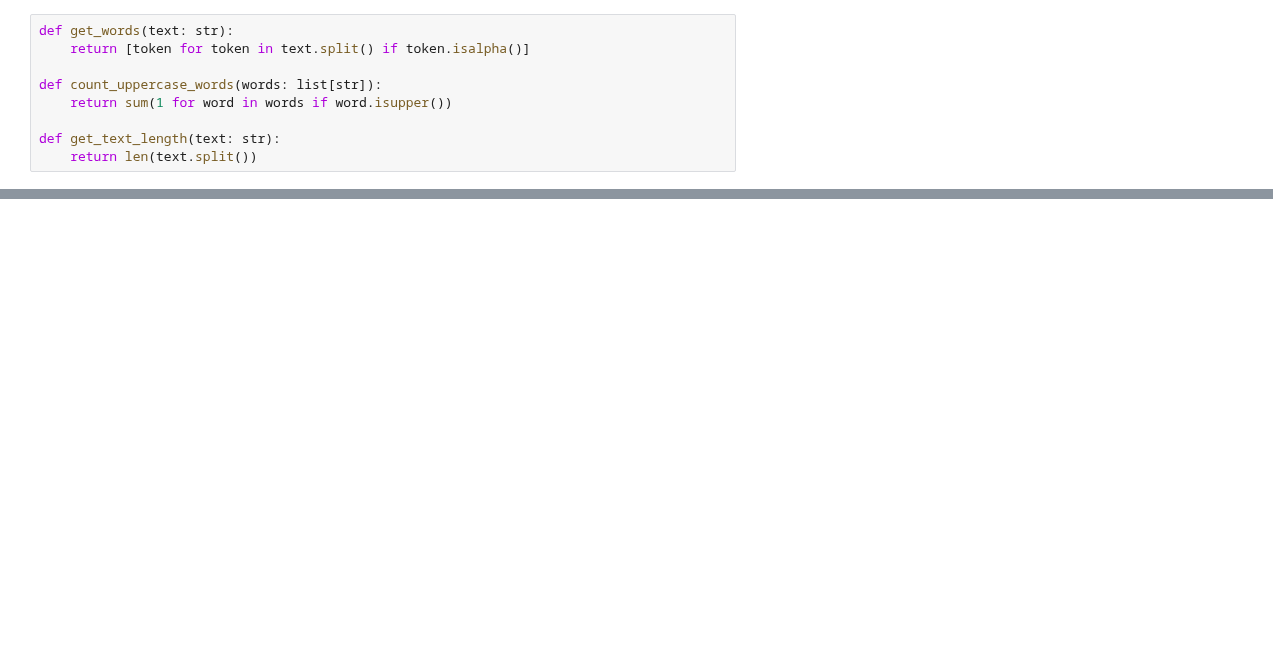
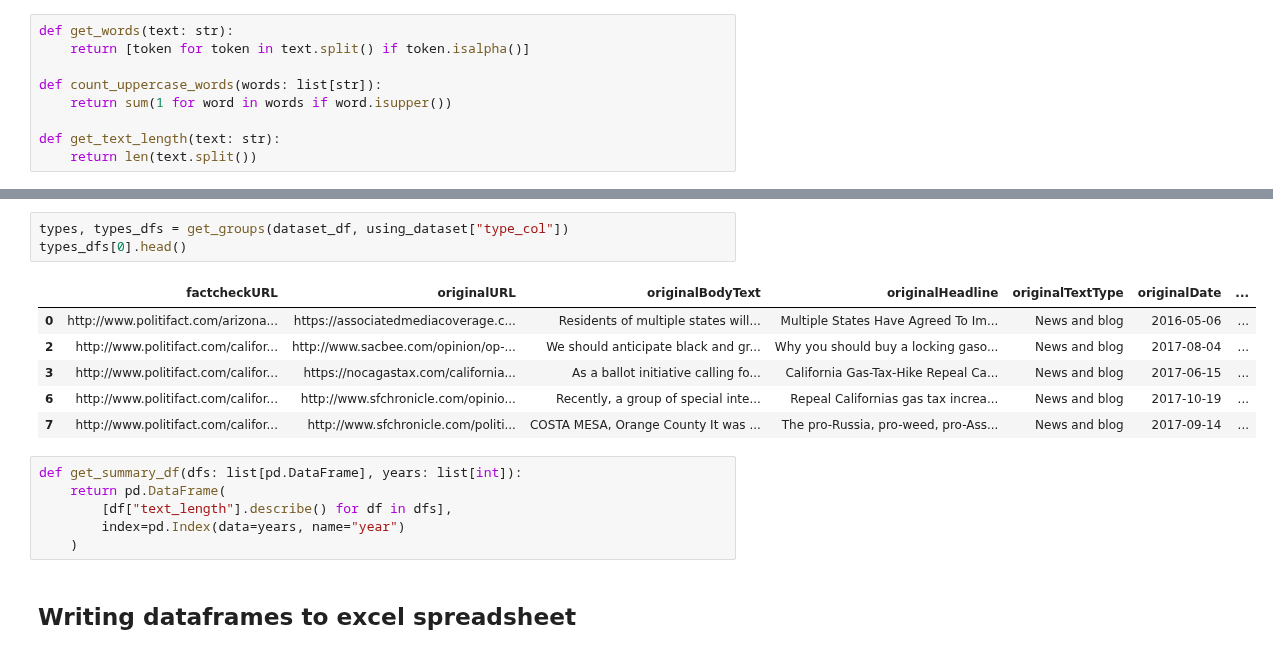
Before and after one commit to sfu-discourse-lab/fake_news_over_time, a Jupyter notebook: all_caps.ipynb, the cells around one changed output, grey strips where cells are left out. Cells and saved outputs as stored; diff of their text form; blank space fills up the shorter version.

```diff
--- a/all_caps.ipynb
+++ b/all_caps.ipynb
@@ -61,0 +82,18 @@ all_caps_df
+# %%
+types, types_dfs = get_groups(dataset_df, using_dataset["type_col"])
+types_dfs[0].head()
+# %% [output]
+|  | factcheckURL | originalURL | originalBodyText | originalHeadline | originalTextType | originalDate | ... |
+| 0 | http://www.politifact.com/arizona... | https://associatedmediacoverage.c... | Residents of multiple states will... | Multiple States Have Agreed To Im... | News and blog | 2016-05-06 | ... |
+| 2 | http://www.politifact.com/califor... | http://www.sacbee.com/opinion/op-... | We should anticipate black and gr... | Why you should buy a locking gaso... | News and blog | 2017-08-04 | ... |
+| 3 | http://www.politifact.com/califor... | https://nocagastax.com/california... | As a ballot initiative calling fo... | California Gas-Tax-Hike Repeal Ca... | News and blog | 2017-06-15 | ... |
+| 6 | http://www.politifact.com/califor... | http://www.sfchronicle.com/opinio... | Recently, a group of special inte... | Repeal Californias gas tax increa... | News and blog | 2017-10-19 | ... |
+| 7 | http://www.politifact.com/califor... | http://www.sfchronicle.com/politi... | COSTA MESA, Orange County It was ... | The pro-Russia, pro-weed, pro-Ass... | News and blog | 2017-09-14 | ... |
+# %%
+def get_summary_df(dfs: list[pd.DataFrame], years: list[int]):
+    return pd.DataFrame(
+        [df["text_length"].describe() for df in dfs],
+        index=pd.Index(data=years, name="year")
+    )
+# %% [markdown]
+## Writing dataframes to excel spreadsheet
```
Also changed, not shown: parts of 11 cells of this notebook, 54 other files.
